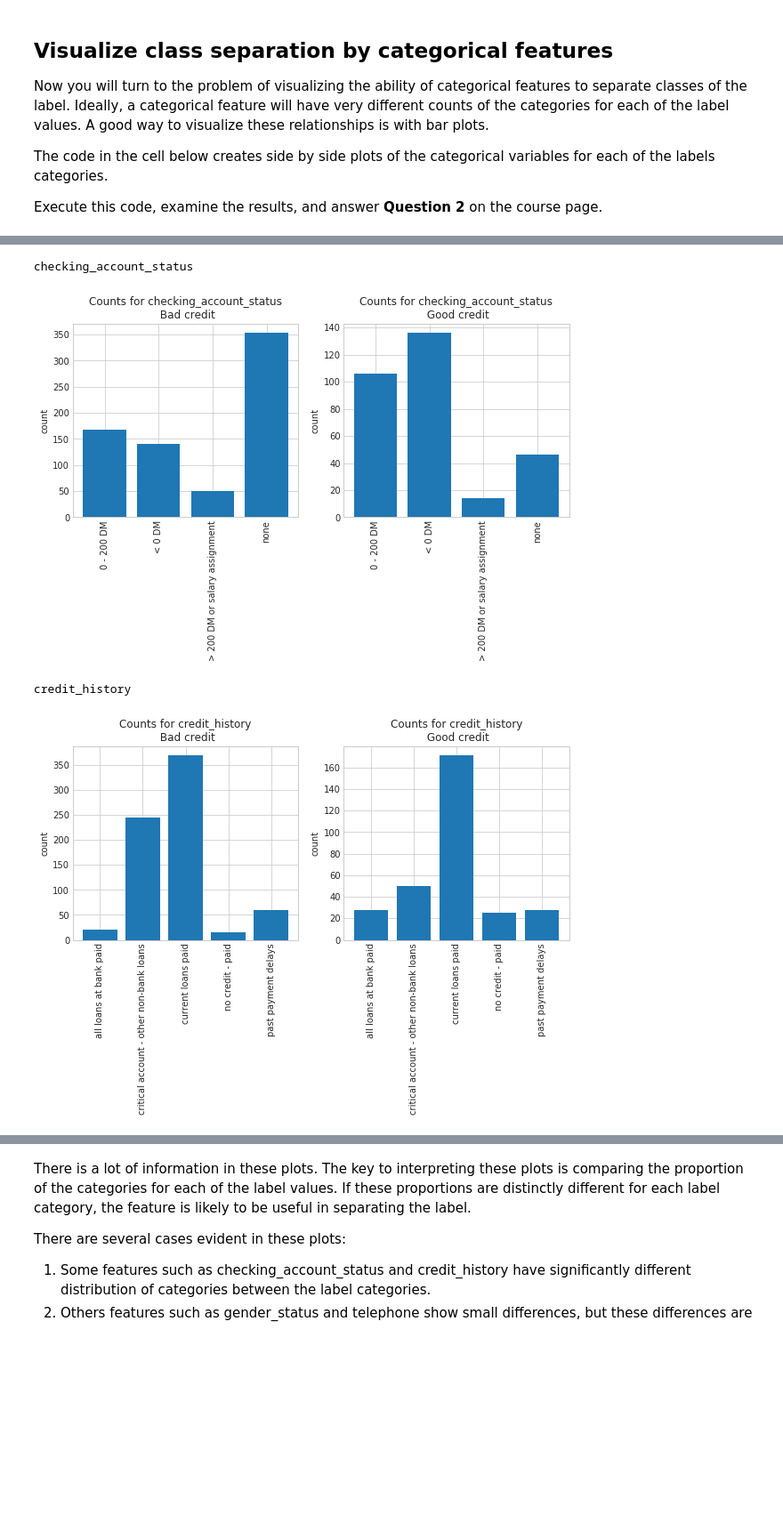
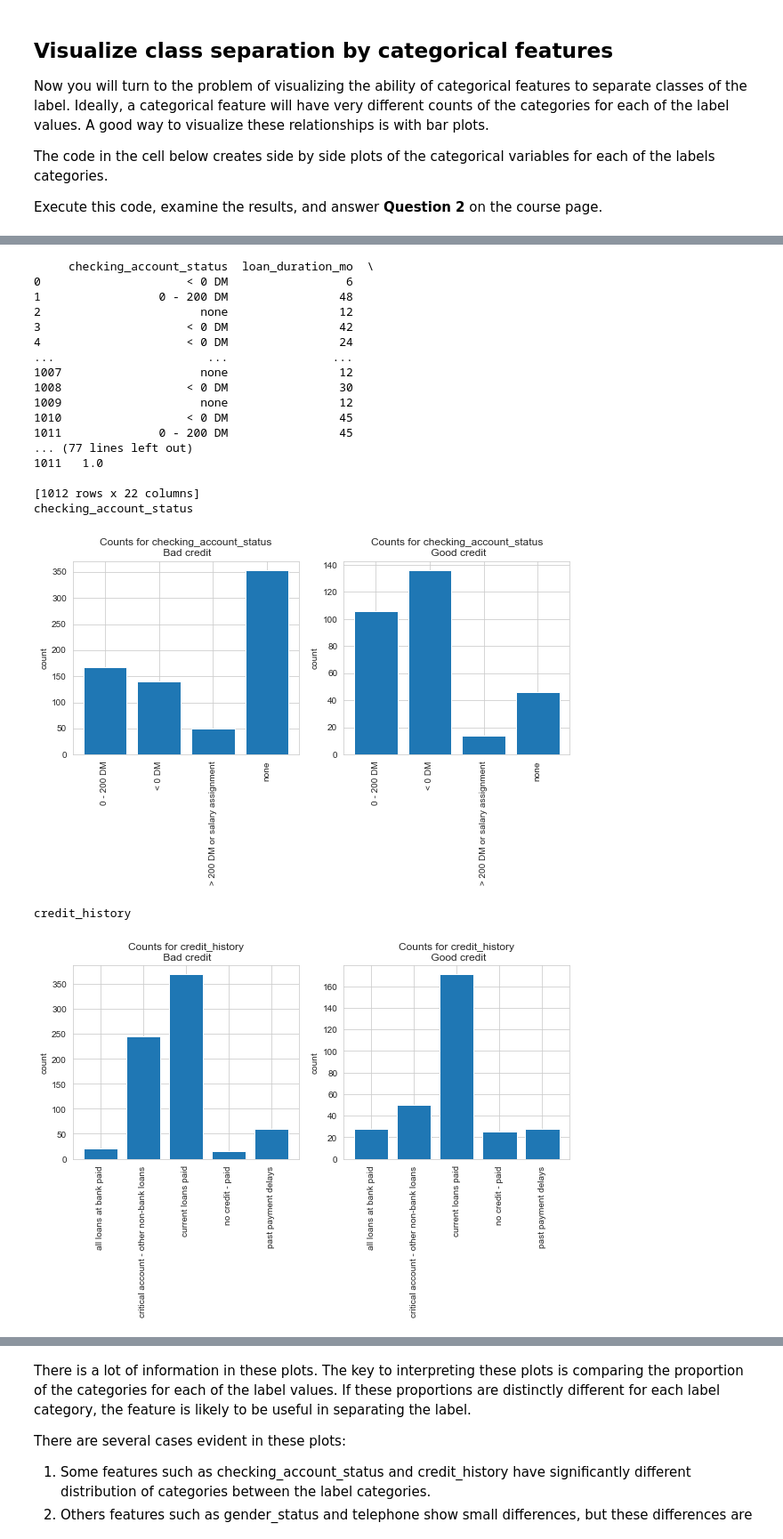
Before and after one commit to JeffWang0325/Microsoft-DAT275X-Principles-of-Machine-Learning-Python-Edition, a Jupyter notebook: Module2/VisualizingDataForClassification.ipynb, the cells around one changed output, grey strips where cells are left out. Shown at 89% size. Cells and saved outputs as stored; diff of their text form; code cells hidden in the pictures; blank space fills up the shorter version.

Commit message:
Update VisualizingDataForClassification and VisualizingDataForRegression

```diff
--- a/Module2/VisualizingDataForClassification.ipynb
+++ b/Module2/VisualizingDataForClassification.ipynb
@@ -46,0 +26,12 @@ memory usage: 174.0+ KB
+# %%
+credit = pd.read_csv('German_Credit.csv', header=None)
+credit.columns = ['customer_id',
+                  'checking_account_status', 'loan_duration_mo', 'credit_history',
+                  'purpose', 'loan_amount', 'savings_account_balance',
+                  'time_employed_yrs', 'payment_pcnt_income','gender_status',
+                  'other_signators', 'time_in_residence', 'property', 'age_yrs',
+                  'other_credit_outstanding', 'home_ownership', 'number_loans',
+                  'job_category', 'dependents', 'telephone', 'foreign_worker',
+                  'bad_credit']
+print(credit.shape)
+credit.head()
@@ -133,8 +161,13 @@ code_list = [['checking_account_status',
 
 for col_dic in code_list:
     col = col_dic[0]
+    #print('col={}'.format(col))
     dic = col_dic[1]
-    credit[col] = [dic[x] for x in credit[col]]
+    # Method 1
+#     credit[col] = [dic[x] for x in credit[col]]
+    # Method 2: map()
+#     credit[col] = map(dic, credit[col]) # False!
+    credit[col] = credit[col].map(dic)
 
 credit.head()
 # %% [output]
@@ -221,32 +331,48 @@ Execute this code, examine the results, and answer **Question 2** on the course
 # %%
 import numpy as np
 cat_cols = ['checking_account_status', 'credit_history', 'purpose', 'savings_account_balance',
                   'time_employed_yrs', 'gender_status', 'other_signators', 'property',
                   'other_credit_outstanding', 'home_ownership', 'job_category', 'telephone',
                   'foreign_worker']
 
 credit['dummy'] = np.ones(shape = credit.shape[0])
+print(credit)
 for col in cat_cols:
     print(col)
     counts = credit[['dummy', 'bad_credit', col]].groupby(['bad_credit', col], as_index = False).count()
-    temp = counts[counts['bad_credit'] == 0][[col, 'dummy']]
     _ = plt.figure(figsize = (10,4))
     plt.subplot(1, 2, 1)
     temp = counts[counts['bad_credit'] == 0][[col, 'dummy']]
     plt.bar(temp[col], temp.dummy)
     plt.xticks(rotation=90)
     plt.title('Counts for ' + col + '\n Bad credit')
     plt.ylabel('count')
     plt.subplot(1, 2, 2)
     temp = counts[counts['bad_credit'] == 1][[col, 'dummy']]
     plt.bar(temp[col], temp.dummy)
     plt.xticks(rotation=90)
     plt.title('Counts for ' + col + '\n Good credit')
     plt.ylabel('count')
     plt.show()
 # %% [output]
+     checking_account_status  loan_duration_mo  \
+0                     < 0 DM                 6
+1                 0 - 200 DM                48
+2                       none                12
+3                     < 0 DM                42
+4                     < 0 DM                24
+...                      ...               ...
+1007                    none                12
+1008                  < 0 DM                30
+1009                    none                12
+1010                  < 0 DM                45
+1011              0 - 200 DM                45
+... (77 lines left out)
+1011   1.0
+
+[1012 rows x 22 columns]
 checking_account_status
-[figure, old version]
+[figure, new version]
 credit_history
-[figure, old version]
+[figure, new version]
 purpose
```
Also changed, not shown: parts of 14 cells of this notebook, 1 other file.
